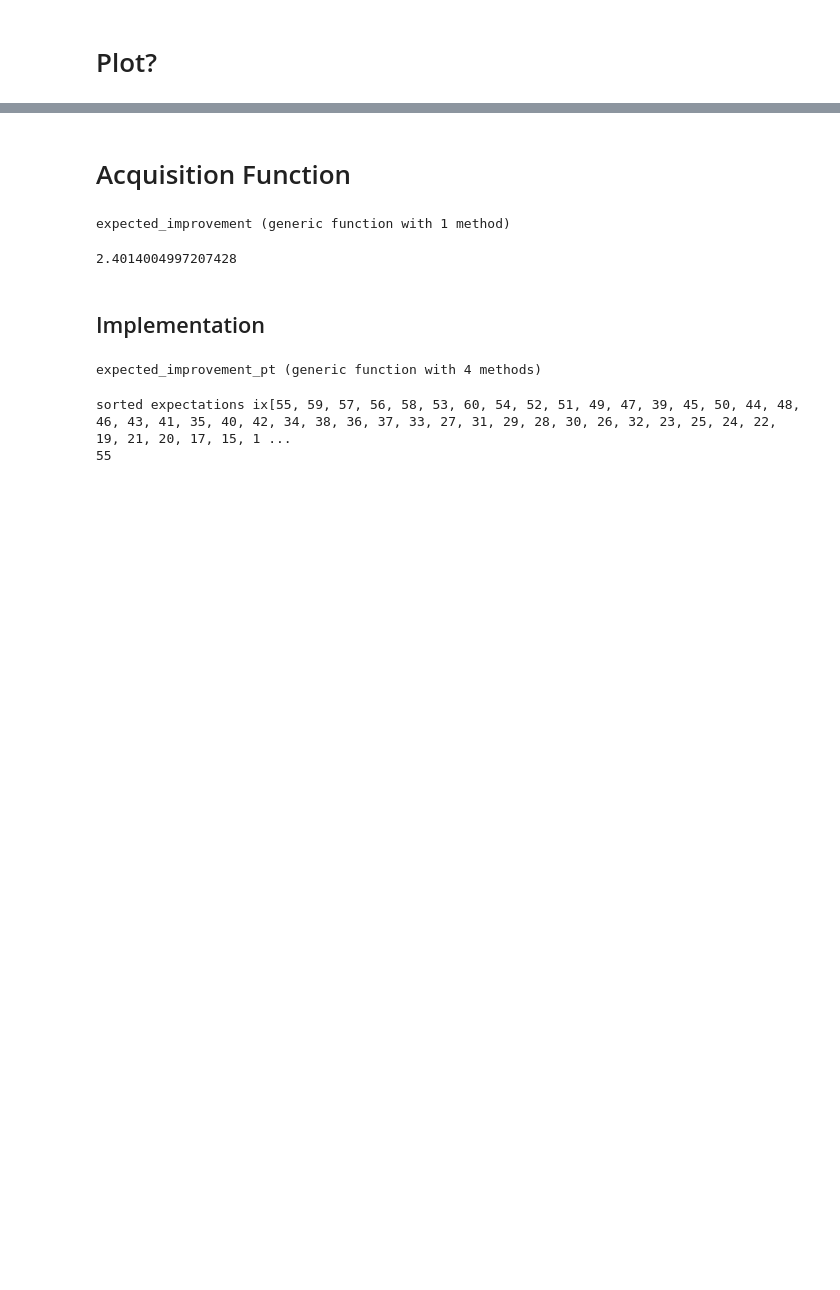
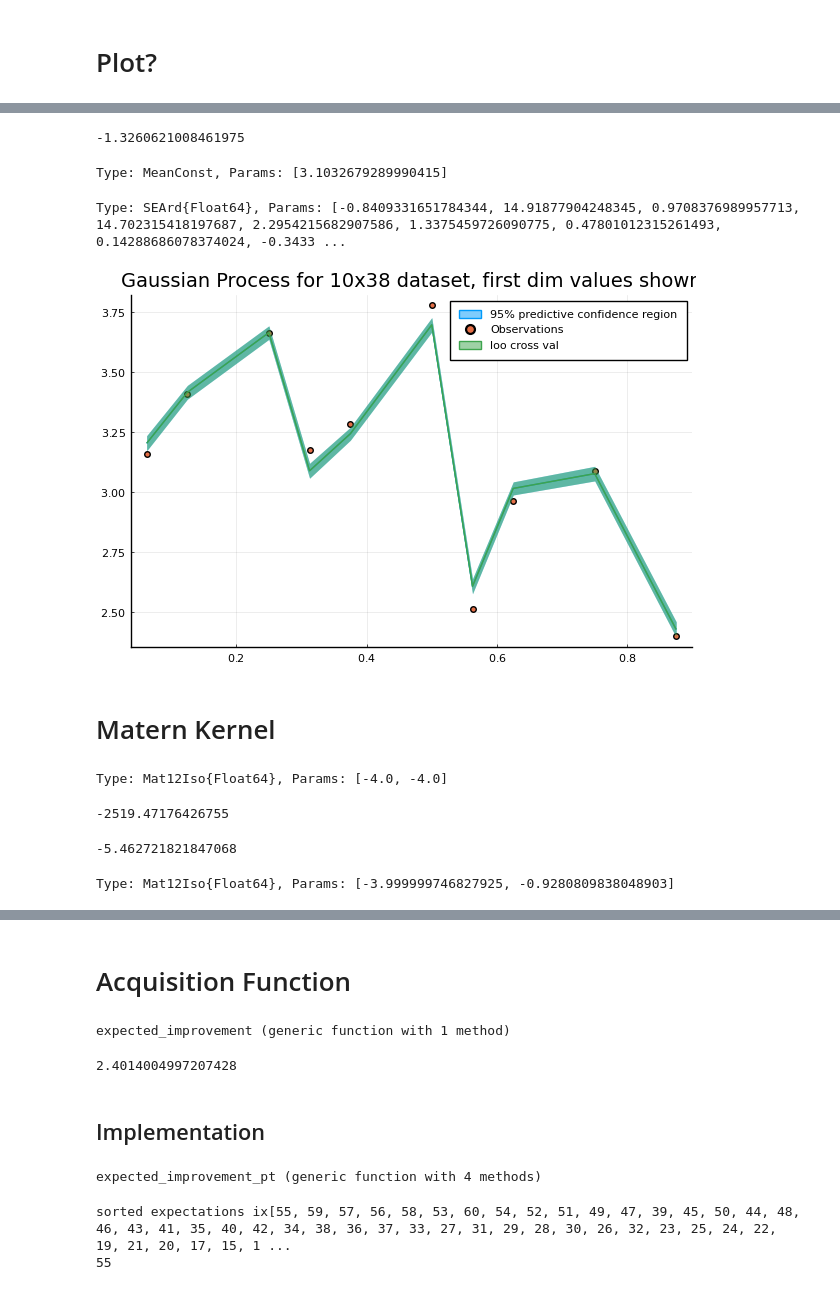
Before and after one commit to juliet29/fp_cs361, a Jupyter notebook: notebooks/gpjl.ipynb, the cells around one changed output, grey strips where cells are left out. Cells and saved outputs as stored; diff of their text form; code cells hidden in the pictures; blank space fills up the shorter version.

Commit message:
optimize hparams

```diff
--- a/notebooks/gpjl.ipynb
+++ b/notebooks/gpjl.ipynb
@@ -196,0 +297,5 @@ scatter!(plotx[px],y[px],label="Observations")
+# %%
+m = MeanConst(0.1)
+kern = SE(fill(0.1, 38), 0.1)
+
+# r0 = rmsd(y_hat, y)
@@ -196,0 +304,3 @@ scatter!(plotx[px],y[px],label="Observations")
+# %%
+gp3 = GP(X,y,m,kern)
+# y_hat = predict_f(gp2, X)[1]
@@ -196,0 +343,46 @@ scatter!(plotx[px],y[px],label="Observations")
+# %%
+gp3.mll
+# %% [output]
+-1.3260621008461975
+# %%
+μ, Σ = predict_y(gp3,X);
+μloo, Σloo = predict_y(gp3,X);
+plotx = X[1,:]
+px = sortperm(plotx);
+# %%
+gp3.mean
+# %% [output]
+Type: MeanConst, Params: [3.1032679289990415]
+# %%
+gp3.kernel
+# %% [output]
+Type: SEArd{Float64}, Params: [-0.8409331651784344, 14.91877904248345, 0.9708376989957713, 14.702315418197687, 2.2954215682907586, 1.3375459726090775, 0.47801012315261493, 0.14288686078374024, -0.3433 ...
+# %%
+plot(plotx[px],μ[px],ribbon=Σ[px], title="Gaussian Process for 10x38 dataset, first dim values shown",label="95% predictive confidence region")
+
+scatter!(plotx[px],y[px],label="Observations")
+
+plot!(plotx[px],μloo[px],ribbon=Σloo[px],label="loo cross val")
+# %% [output]
+[figure, added]
+# %% [markdown]
+# Matern Kernel
+# %%
+m = MeanConst(0.1)
+kern = Matern(1/2, -4.0, -4.0)
+# %% [output]
+Type: Mat12Iso{Float64}, Params: [-4.0, -4.0]
+# %%
+gp4 = GP(X,y,m,kern)
+gp4.mll
+# %% [output]
+-2519.47176426755
+# %%
+optimize!(gp4, noise=false, lik=false)
+gp4.mll
+# %% [output]
+-5.462721821847068
+# %%
+gp4.kernel
+# %% [output]
+Type: Mat12Iso{Float64}, Params: [-3.999999746827925, -0.9280809838048903]
```
Also changed, not shown: parts of 33 cells of this notebook, 7 other files.
